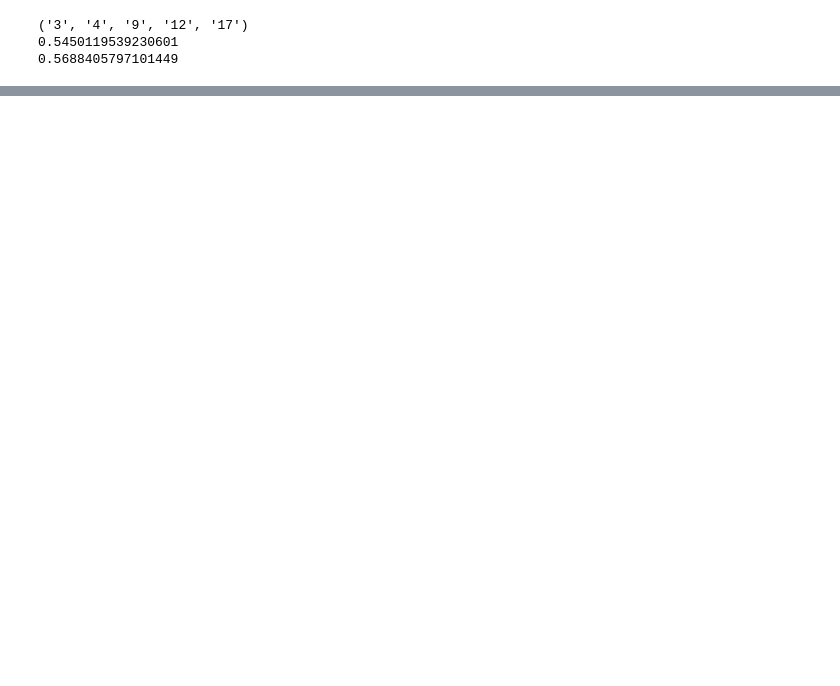
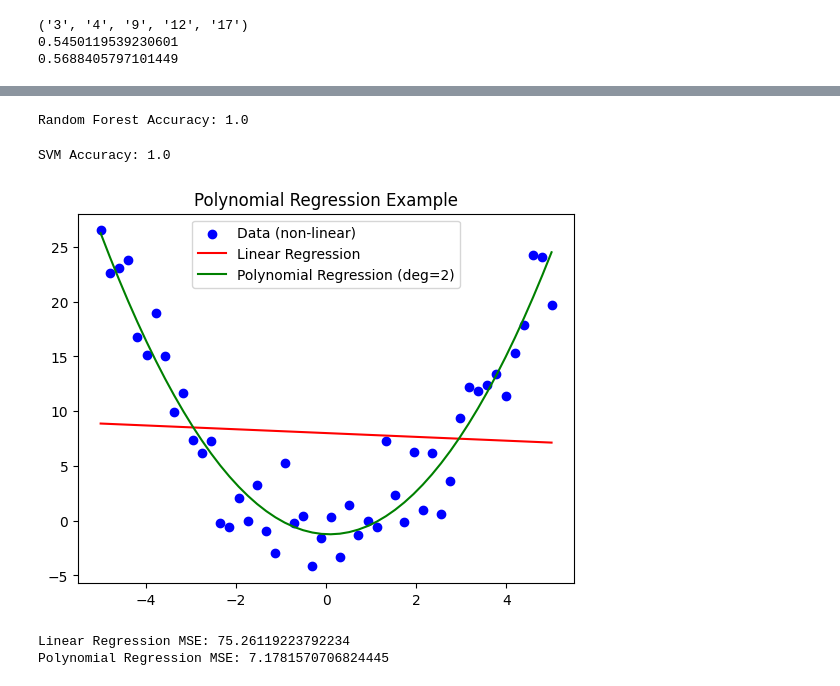
Before and after one commit to Seshmanuvarthi/ml-journey-2025, a Jupyter notebook: ml-internal-practise.ipynb, the cells around one changed output, grey strips where cells are left out. Cells and saved outputs as stored; diff of their text form; code cells hidden in the pictures; blank space fills up the shorter version.

```diff
--- a/ml-internal-practise.ipynb
+++ b/ml-internal-practise.ipynb
@@ -821,0 +701,68 @@ plt.show()
+# %%
+from sklearn.ensemble import RandomForestClassifier
+
+# Train Random Forest
+rf = RandomForestClassifier(n_estimators=100, random_state=42)
+rf.fit(X_train, y_train)
+
+# Predict
+y_pred = rf.predict(X_test)
+
+# Accuracy
+print("Random Forest Accuracy:", accuracy_score(y_test, y_pred))
+# %% [output]
+Random Forest Accuracy: 1.0
+# %%
+from sklearn.svm import SVC
+
+# Train SVM
+svm = SVC()
+svm.fit(X_train, y_train)
+
+# Predict
+y_pred = svm.predict(X_test)
+
+# Accuracy
+print("SVM Accuracy:", accuracy_score(y_test, y_pred))
+# %% [output]
+SVM Accuracy: 1.0
+# %%
+import numpy as np
+import matplotlib.pyplot as plt
+from sklearn.linear_model import LinearRegression
+from sklearn.preprocessing import PolynomialFeatures
+from sklearn.metrics import mean_squared_error
+
+# 1. Create Non-linear Data (y = x^2 + noise)
+np.random.seed(42)
+X = np.linspace(-5, 5, 50).reshape(-1, 1)
+y = X**2 + np.random.randn(50, 1) * 3   # quadratic with noise
+
+# 2. Fit Linear Regression (baseline, will underfit)
+lin_reg = LinearRegression()
+lin_reg.fit(X, y)
+y_lin_pred = lin_reg.predict(X)
+
+# 3. Fit Polynomial Regression (degree=2)
+poly = PolynomialFeatures(degree=2)
+X_poly = poly.fit_transform(X)
+
+poly_reg = LinearRegression()
+poly_reg.fit(X_poly, y)
+y_poly_pred = poly_reg.predict(X_poly)
+
+# 4. Plot results
+plt.scatter(X, y, color="blue", label="Data (non-linear)")
+plt.plot(X, y_lin_pred, color="red", label="Linear Regression")
+plt.plot(X, y_poly_pred, color="green", label="Polynomial Regression (deg=2)")
+plt.legend()
+plt.title("Polynomial Regression Example")
+plt.show()
+
+# 5. Performance
+print("Linear Regression MSE:", mean_squared_error(y, y_lin_pred))
+print("Polynomial Regression MSE:", mean_squared_error(y, y_poly_pred))
+# %% [output]
+[figure, added]
+Linear Regression MSE: 75.26119223792234
+Polynomial Regression MSE: 7.1781570706824445
```
Also changed, not shown: parts of 21 cells of this notebook.
